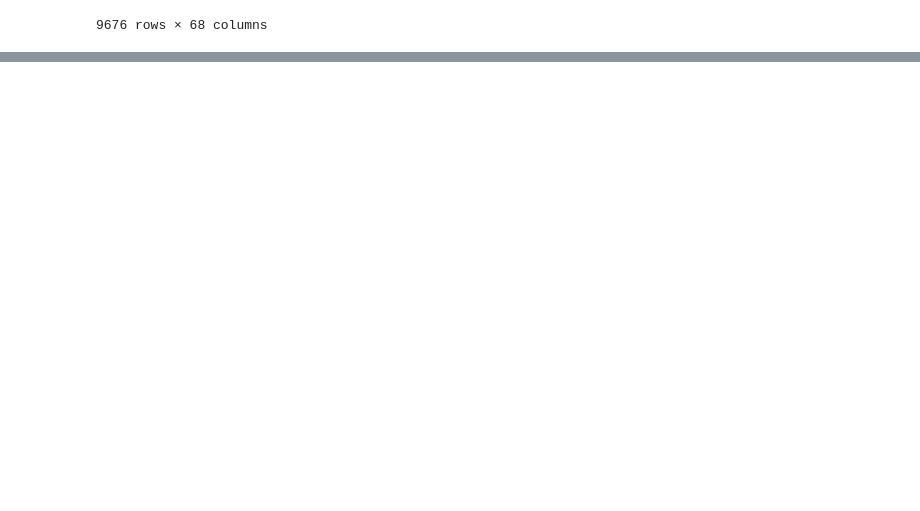
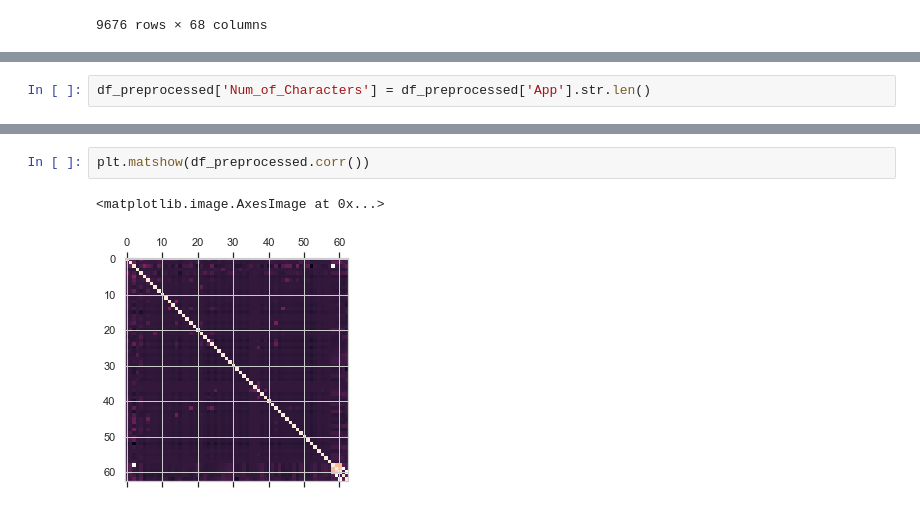
Before and after one commit to bao1981105/Google-Apps-Download-Prediction, a Jupyter notebook: src/preprocess.ipynb, the cells around one changed output, grey strips where cells are left out. Cells and saved outputs as stored; diff of their text form; blank space fills up the shorter version.

```diff
--- a/src/preprocess.ipynb
+++ b/src/preprocess.ipynb
@@ -543,0 +546,2 @@ plt.show()
+# %%
+df_preprocessed['Num_of_Characters'] = df_preprocessed['App'].str.len()
@@ -543,0 +567,5 @@ plt.show()
+# %%
+plt.matshow(df_preprocessed.corr())
+# %% [output]
+<matplotlib.image.AxesImage at 0x...>
+[figure, added]
```
Also changed, not shown: parts of 18 cells of this notebook, 10 other files.
